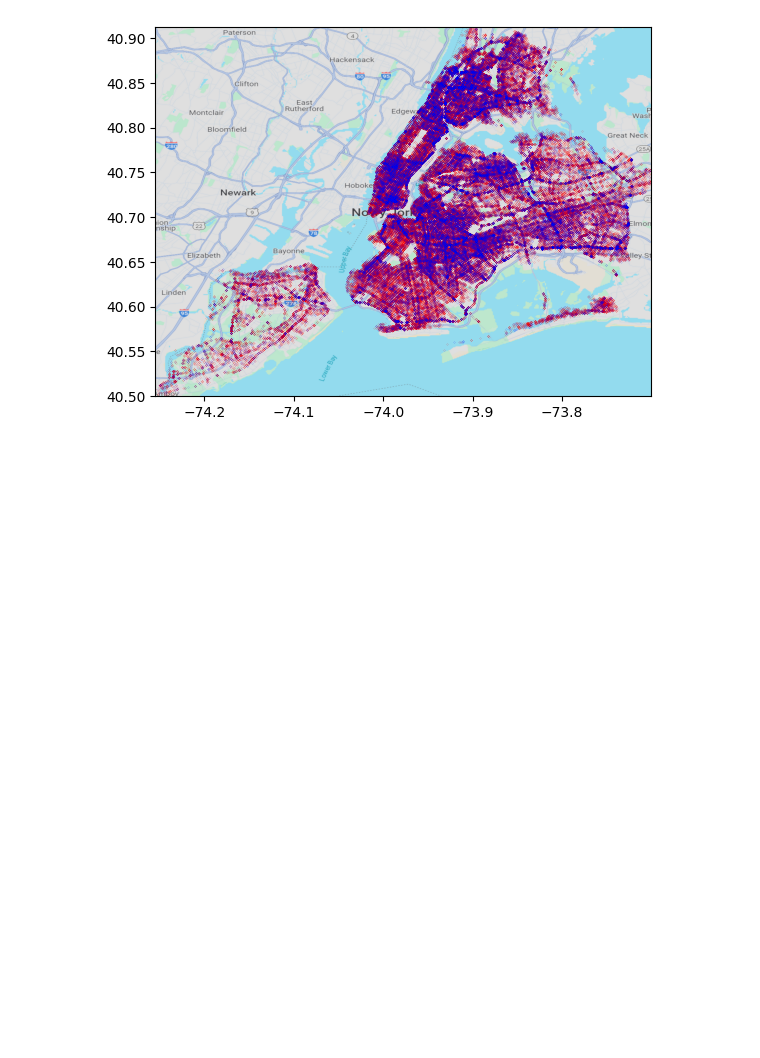
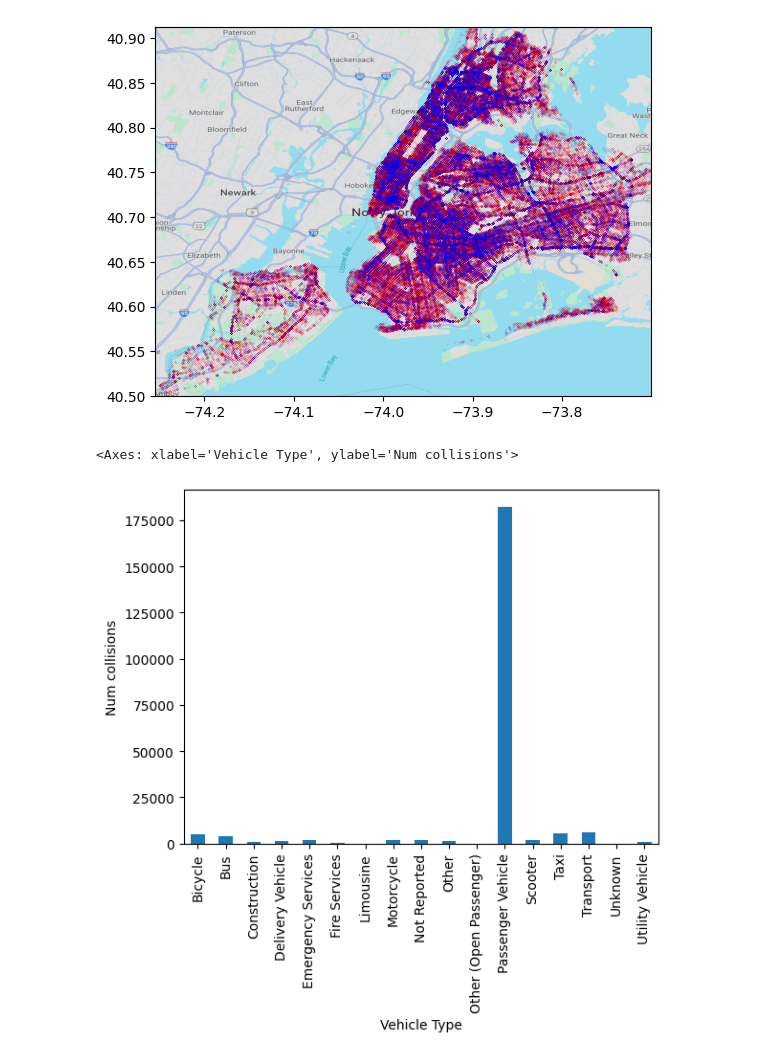
Before and after one commit to marcinozog/analiza_danych, a Jupyter notebook: NYC_Collisions.ipynb, the cells around one changed output. Saved outputs shown, nothing was run; the diff lists cells and outputs as text; code cells hidden in the pictures; blank space fills up the shorter version.

```diff
--- a/NYC_Collisions.ipynb
+++ b/NYC_Collisions.ipynb
@@ -193,3 +190,9 @@ ax.scatter(lat_long_datetime.loc[(lat_long_datetime["Hour"] < 6) | (lat_long_dat
 plt.show()
 # %% [output]
 [figure]
+# %%
+vehicle_type = df.groupby(df["Vehicle Type"])["Vehicle Type"].count()
+vehicle_type.plot(kind='bar', ylabel='Num collisions')
+# %% [output]
+<Axes: xlabel='Vehicle Type', ylabel='Num collisions'>
+[figure, added]
```
Also changed, not shown: parts of 4 cells of this notebook.
